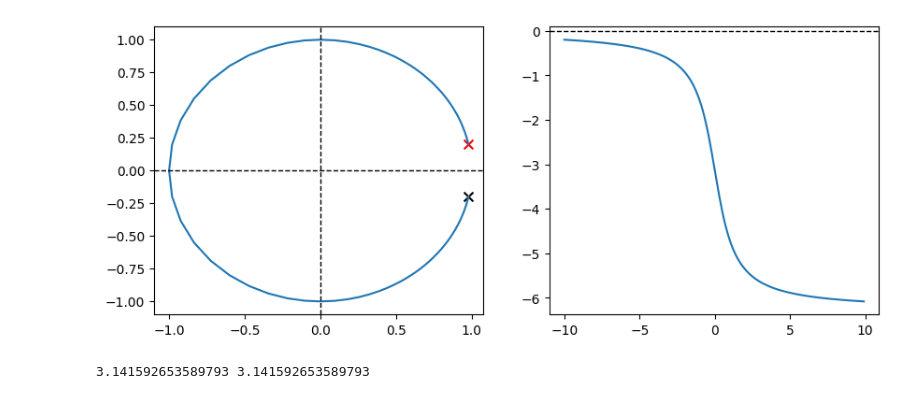
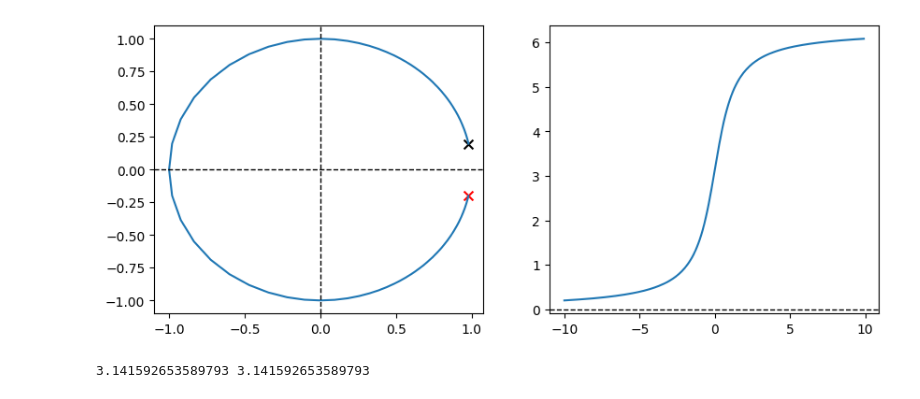
Before and after one commit to kulichik39/photoionization_analysis, a Jupyter notebook: phase_model_analysis/phase_model.ipynb, the cells around one changed output. Saved outputs shown, nothing was run; the diff lists cells and outputs as text; code cells hidden in the pictures.

```diff
--- a/phase_model_analysis/phase_model.ipynb
+++ b/phase_model_analysis/phase_model.ipynb
@@ -57,13 +57,13 @@ def analyt_jump(R, I):
 # %%
 # I < 0
 R = 0
 I = -1
 
 eps = np.arange(-10, 10, 0.1)
 
-energy_term, phase, ext1, ext2, _, _ = plot(R, I, eps, absorption=True)
+energy_term, phase, ext1, ext2, _, _ = plot(R, I, eps, absorption=False)
 # %% [output]
-[figure, old version]
+[figure, new version]
 # %%
 # I = 0
 R = 1
```
Also changed, not shown: parts of 4 cells of this notebook, 3 other files.
